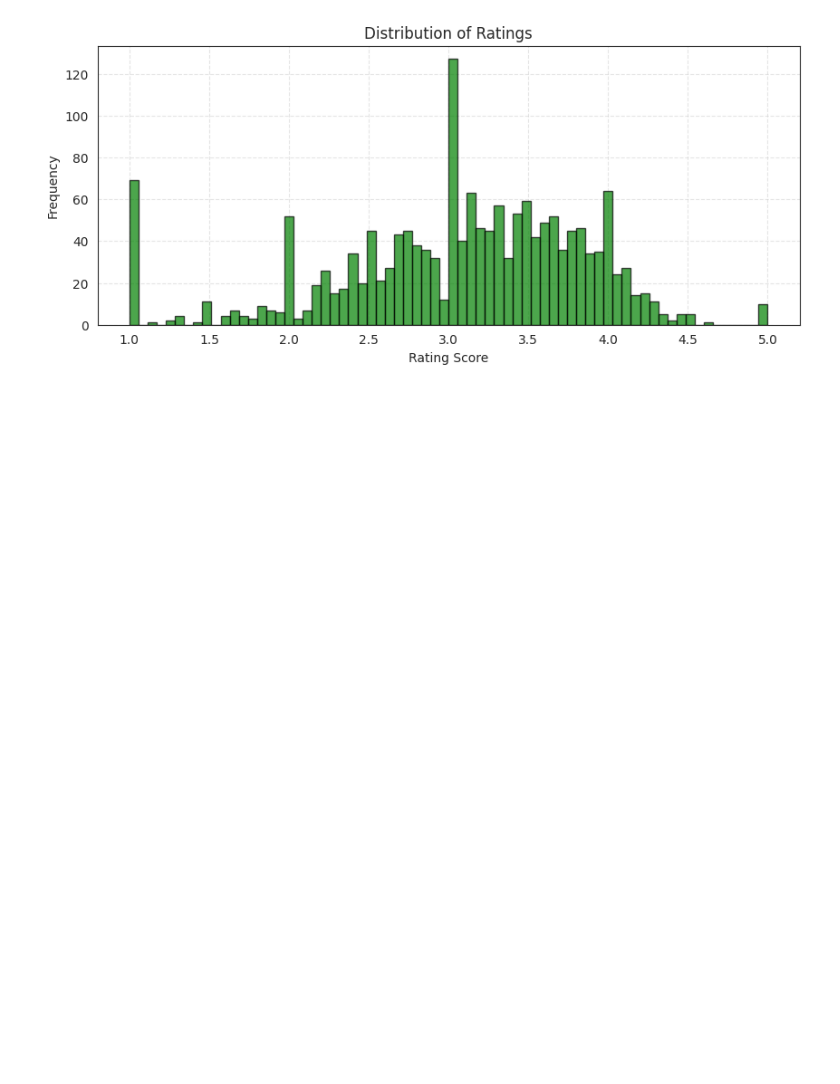
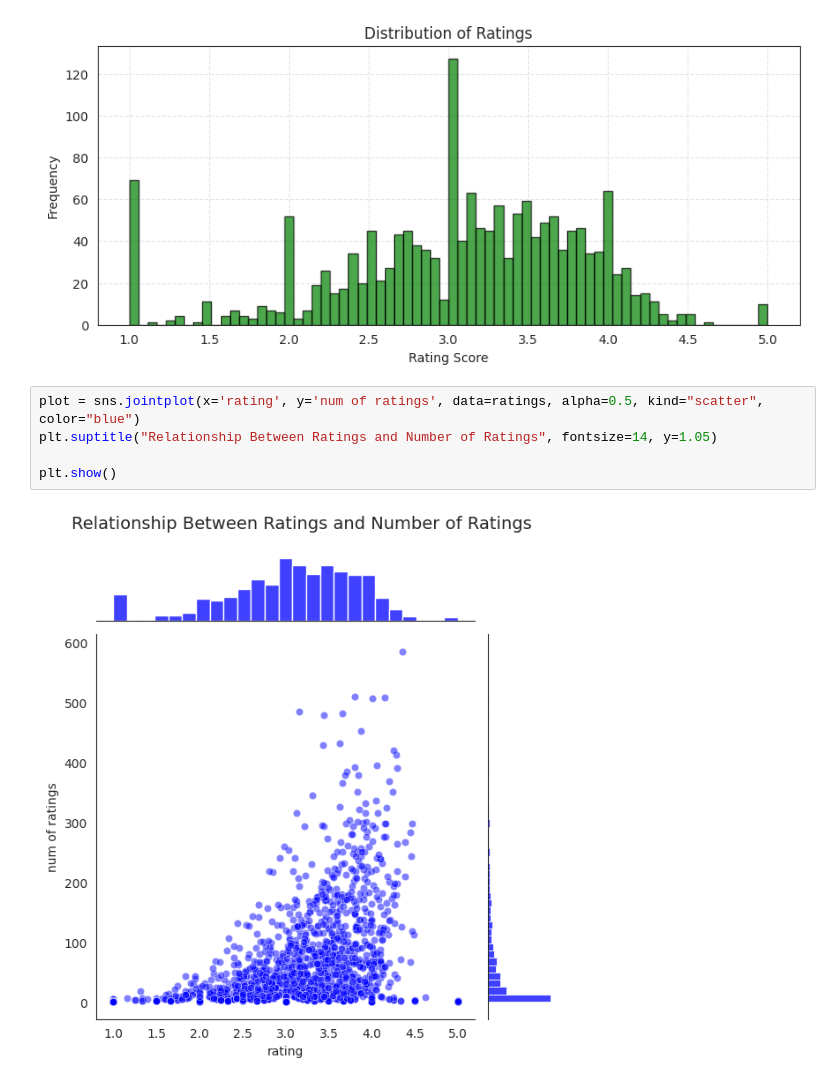
Before and after one commit to samwanyua/Python-Machine-Learning-Tutorial, a Jupyter notebook: Python_for_data_science/Recommeder_system.ipynb, the cells around one changed output. Drawn from its saved outputs; the diff is of its cells as text; blank space fills up the shorter version.

Commit message:
Recommendation system - Visualizations

```diff
--- a/Python_for_data_science/Recommeder_system.ipynb
+++ b/Python_for_data_science/Recommeder_system.ipynb
@@ -127,3 +127,10 @@ plt.grid(True, linestyle='--', alpha=0.5)
 plt.show()
 # %% [output]
 [figure]
+# %%
+plot = sns.jointplot(x='rating', y='num of ratings', data=ratings, alpha=0.5, kind="scatter", color="blue")
+plt.suptitle("Relationship Between Ratings and Number of Ratings", fontsize=14, y=1.05)
+
+plt.show()
+# %% [output]
+[figure, added]
```
